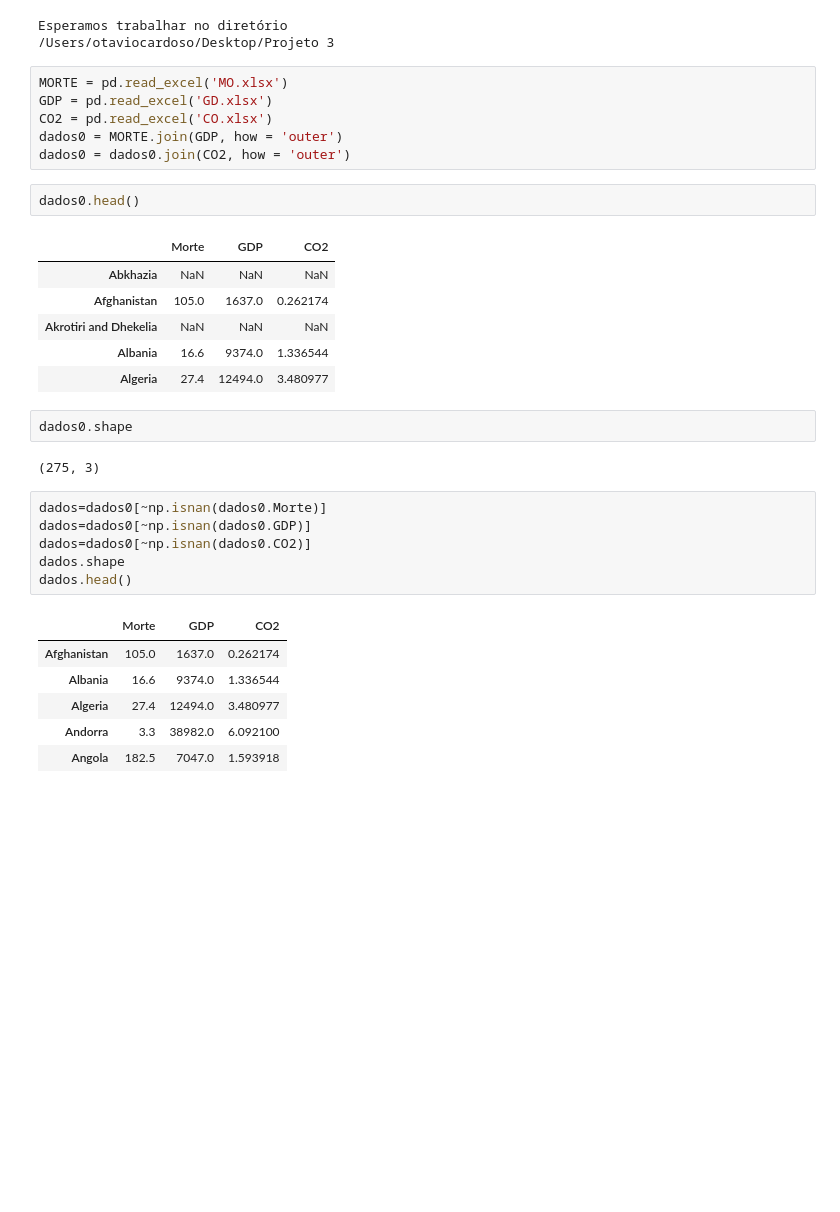
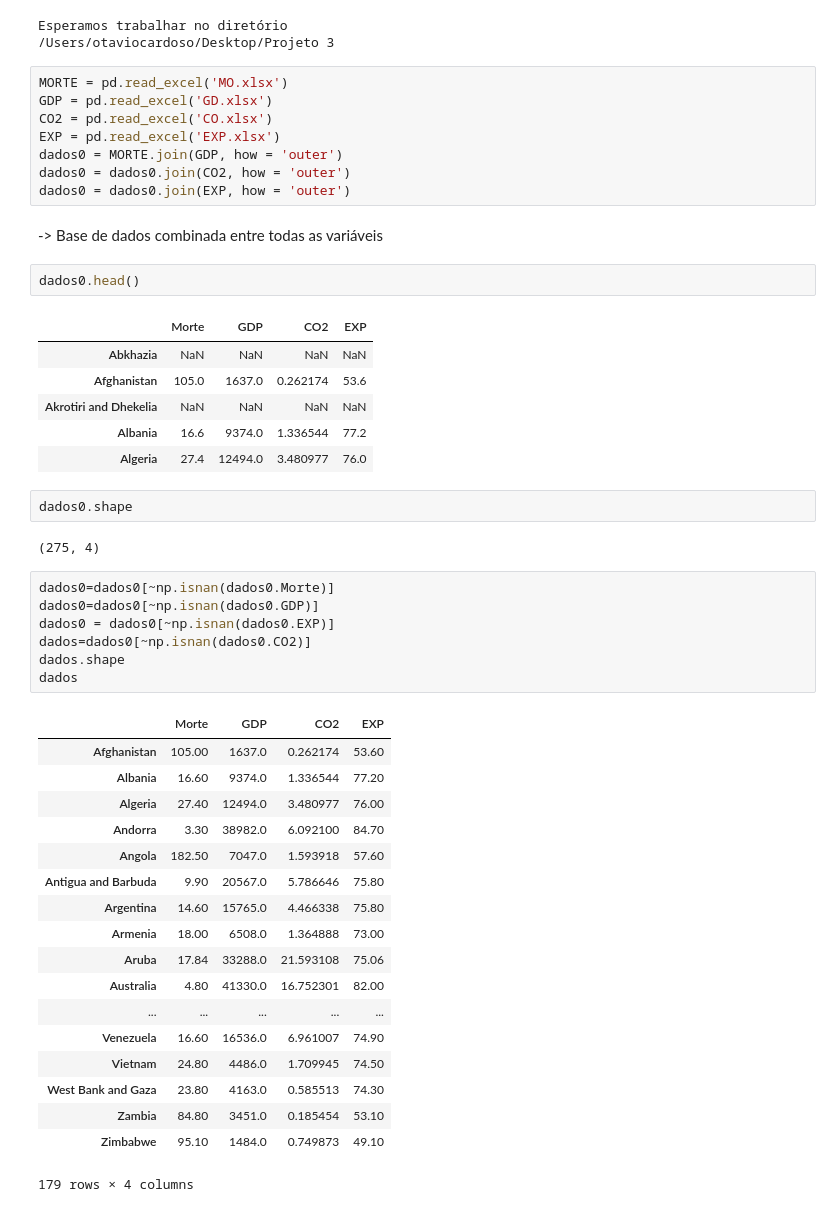
Before and after one commit to otavioscardoso/CD, a Jupyter notebook: Projeto 3/Projeto 3 - Otávio Cardoso e Guilherme Graicer.ipynb, the cells around one changed output. Cells and saved outputs as stored; diff of their text form; blank space fills up the shorter version.

```diff
--- a/Projeto 3/Projeto 3 - Otávio Cardoso e Guilherme Graicer.ipynb
+++ b/Projeto 3/Projeto 3 - Otávio Cardoso e Guilherme Graicer.ipynb
@@ -30,31 +30,48 @@ Esperamos trabalhar no diretório
 MORTE = pd.read_excel('MO.xlsx')
 GDP = pd.read_excel('GD.xlsx')
 CO2 = pd.read_excel('CO.xlsx')
+EXP = pd.read_excel('EXP.xlsx')
 dados0 = MORTE.join(GDP, how = 'outer')
 dados0 = dados0.join(CO2, how = 'outer')
+dados0 = dados0.join(EXP, how = 'outer')
+# %% [markdown]
+-> Base de dados combinada entre todas as variáveis
 # %%
 dados0.head()
 # %% [output]
-|  | Morte | GDP | CO2 |
-| Abkhazia | NaN | NaN | NaN |
-| Afghanistan | 105.0 | 1637.0 | 0.262174 |
-| Akrotiri and Dhekelia | NaN | NaN | NaN |
-| Albania | 16.6 | 9374.0 | 1.336544 |
-| Algeria | 27.4 | 12494.0 | 3.480977 |
+|  | Morte | GDP | CO2 | EXP |
+| Abkhazia | NaN | NaN | NaN | NaN |
+| Afghanistan | 105.0 | 1637.0 | 0.262174 | 53.6 |
+| Akrotiri and Dhekelia | NaN | NaN | NaN | NaN |
+| Albania | 16.6 | 9374.0 | 1.336544 | 77.2 |
+| Algeria | 27.4 | 12494.0 | 3.480977 | 76.0 |
 # %%
 dados0.shape
 # %% [output]
-(275, 3)
+(275, 4)
 # %%
-dados=dados0[~np.isnan(dados0.Morte)]
-dados=dados0[~np.isnan(dados0.GDP)]
+dados0=dados0[~np.isnan(dados0.Morte)]
+dados0=dados0[~np.isnan(dados0.GDP)]
+dados0 = dados0[~np.isnan(dados0.EXP)]
 dados=dados0[~np.isnan(dados0.CO2)]
 dados.shape
-dados.head()
+dados
 # %% [output]
-|  | Morte | GDP | CO2 |
-| Afghanistan | 105.0 | 1637.0 | 0.262174 |
-| Albania | 16.6 | 9374.0 | 1.336544 |
-| Algeria | 27.4 | 12494.0 | 3.480977 |
-| Andorra | 3.3 | 38982.0 | 6.092100 |
-| Angola | 182.5 | 7047.0 | 1.593918 |
+|  | Morte | GDP | CO2 | EXP |
+| Afghanistan | 105.00 | 1637.0 | 0.262174 | 53.60 |
+| Albania | 16.60 | 9374.0 | 1.336544 | 77.20 |
+| Algeria | 27.40 | 12494.0 | 3.480977 | 76.00 |
+| Andorra | 3.30 | 38982.0 | 6.092100 | 84.70 |
+| Angola | 182.50 | 7047.0 | 1.593918 | 57.60 |
+| Antigua and Barbuda | 9.90 | 20567.0 | 5.786646 | 75.80 |
+| Argentina | 14.60 | 15765.0 | 4.466338 | 75.80 |
+| Armenia | 18.00 | 6508.0 | 1.364888 | 73.00 |
+| Aruba | 17.84 | 33288.0 | 21.593108 | 75.06 |
+| Australia | 4.80 | 41330.0 | 16.752301 | 82.00 |
+| ... | ... | ... | ... | ... |
+| Venezuela | 16.60 | 16536.0 | 6.961007 | 74.90 |
+| Vietnam | 24.80 | 4486.0 | 1.709945 | 74.50 |
+| West Bank and Gaza | 23.80 | 4163.0 | 0.585513 | 74.30 |
+| Zambia | 84.80 | 3451.0 | 0.185454 | 53.10 |
+| Zimbabwe | 95.10 | 1484.0 | 0.749873 | 49.10 |
+179 rows × 4 columns
```
Also changed, not shown: parts of 48 cells of this notebook, 1 other file.
